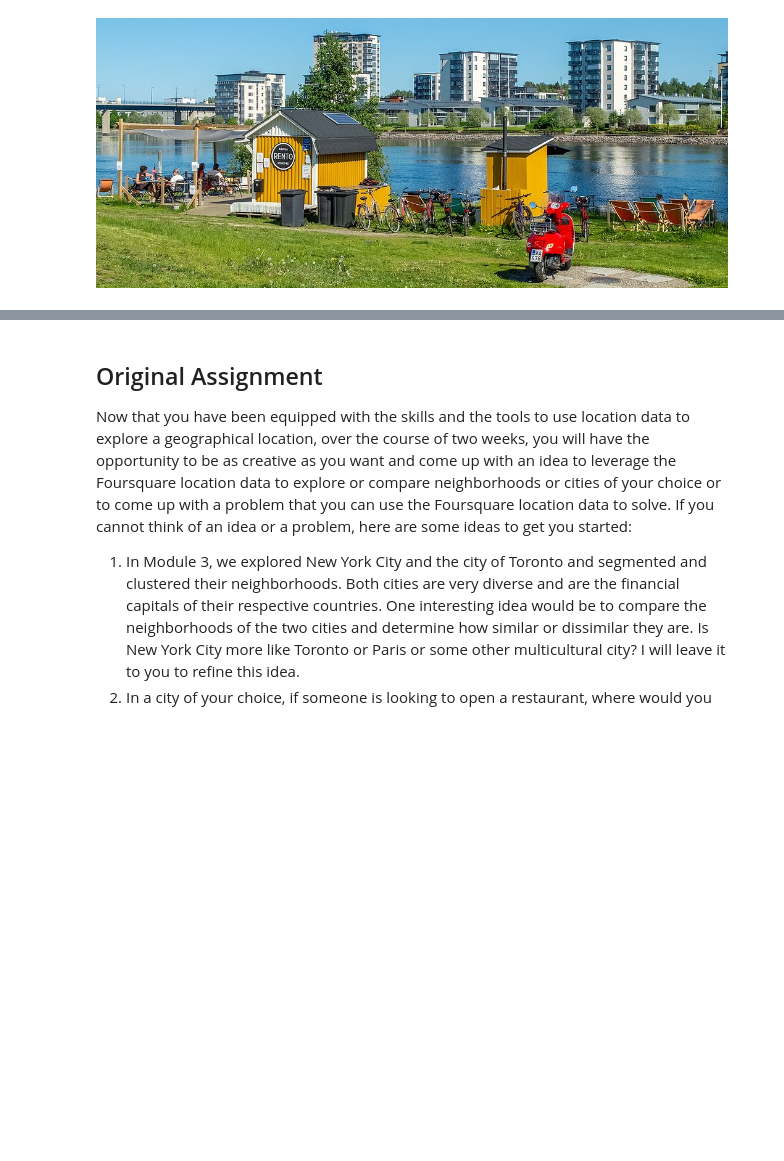
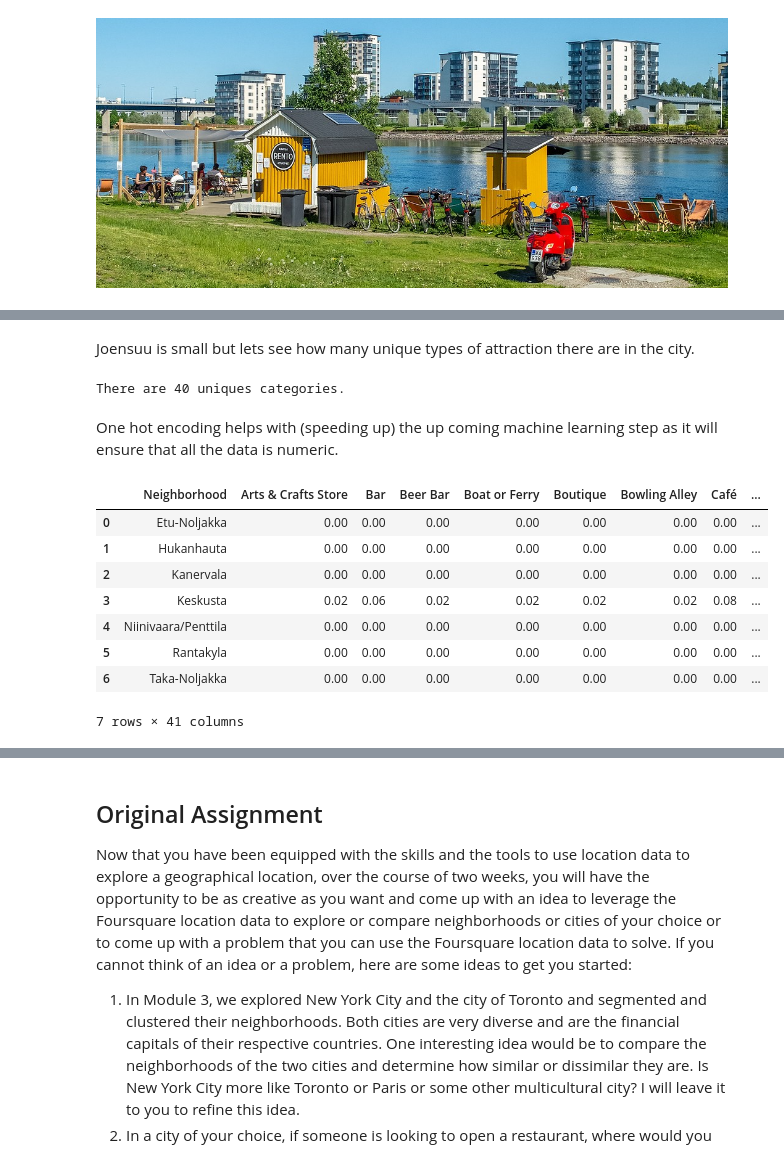
Before and after one commit to fizixmastr/Coursera_Capstone, a Jupyter notebook: Applied Data Science Capstone.ipynb, the cells around one changed output, grey strips where cells are left out. Cells and saved outputs as stored; diff of their text form; code cells hidden in the pictures; blank space fills up the shorter version.

```diff
--- a/Applied Data Science Capstone.ipynb
+++ b/Applied Data Science Capstone.ipynb
@@ -9,0 +21,3 @@ My plan is to develop a tool that will be able to provide a "snapshot" of the ne
+# %%
+df_neighborhoods = pd.read_csv('Joensuu Neighborhoods.csv', sep = ';')
+df_neighborhoods.head(7)
@@ -9,0 +126,25 @@ My plan is to develop a tool that will be able to provide a "snapshot" of the ne
+# %%
+def get_category_type(row):
+    try:
+        categories_list = row['categories']
+    except:
+        categories_list = row['venue.categories']
+
+    if len(categories_list) == 0:
+        return None
+    else:
+        return categories_list[0]['name']
+# %%
+venues = results['response']['groups'][0]['items']
+
+nearby_venues = pd.json_normalize(venues) # flatten JSON
+
+# filter columns
+filtered_columns = ['venue.name', 'venue.categories', 'venue.location.lat', 'venue.location.lng']
+nearby_venues =nearby_venues.loc[:, filtered_columns]
+
+# filter the category for each row
+nearby_venues['venue.categories'] = nearby_venues.apply(get_category_type, axis=1)
+
+# clean columns
+nearby_venues.columns = [col.split(".")[-1] for col in nearby_venues.columns]
@@ -9,0 +206,31 @@ My plan is to develop a tool that will be able to provide a "snapshot" of the ne
+# %% [markdown]
+Joensuu is small but lets see how many unique types of attraction there are in the city.
+# %%
+print('There are {} uniques categories.'.format(len(df_venues['Venue Category'].unique())))
+# %% [output]
+There are 40 uniques categories.
+# %% [markdown]
+One hot encoding helps with (speeding up) the up coming machine learning step as it will ensure that all the data is numeric.
+# %%
+# one hot encoding
+Joensuu_onehot = pd.get_dummies(df_venues[['Venue Category']], prefix="", prefix_sep="")
+
+# add neighborhood column back to dataframe
+Joensuu_onehot['Neighborhood'] = df_venues['Neighborhood']
+
+# move neighborhood column to the first column
+fixed_columns = [Joensuu_onehot.columns[-1]] + list(Joensuu_onehot.columns[:-1])
+Joensuu_onehot = Joensuu_onehot[fixed_columns]
+# %%
+Joensuu_grouped = Joensuu_onehot.groupby('Neighborhood').mean().reset_index()
+Joensuu_grouped
+# %% [output]
+|  | Neighborhood | Arts & Crafts Store | Bar | Beer Bar | Boat or Ferry | Boutique | Bowling Alley | Café | ... |
+| 0 | Etu-Noljakka | 0.00 | 0.00 | 0.00 | 0.00 | 0.00 | 0.00 | 0.00 | ... |
+| 1 | Hukanhauta | 0.00 | 0.00 | 0.00 | 0.00 | 0.00 | 0.00 | 0.00 | ... |
+| 2 | Kanervala | 0.00 | 0.00 | 0.00 | 0.00 | 0.00 | 0.00 | 0.00 | ... |
+| 3 | Keskusta | 0.02 | 0.06 | 0.02 | 0.02 | 0.02 | 0.02 | 0.08 | ... |
+| 4 | Niinivaara/Penttila | 0.00 | 0.00 | 0.00 | 0.00 | 0.00 | 0.00 | 0.00 | ... |
+| 5 | Rantakyla | 0.00 | 0.00 | 0.00 | 0.00 | 0.00 | 0.00 | 0.00 | ... |
+| 6 | Taka-Noljakka | 0.00 | 0.00 | 0.00 | 0.00 | 0.00 | 0.00 | 0.00 | ... |
+7 rows × 41 columns
```
Also changed, not shown: parts of 30 cells of this notebook.
